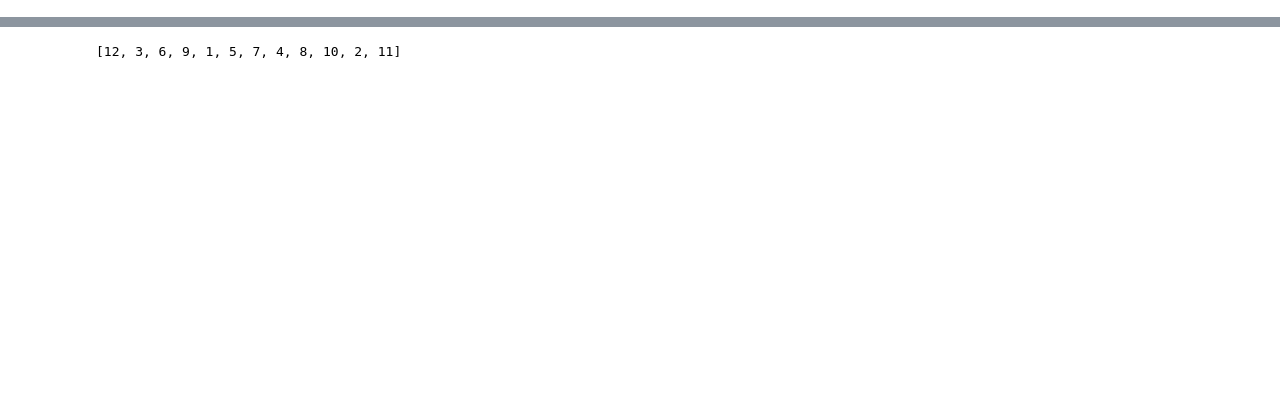
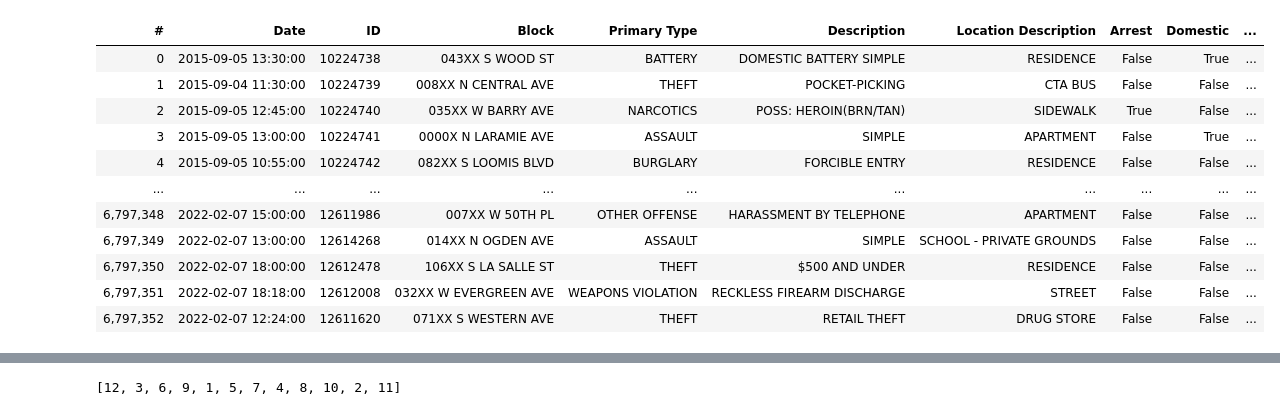
Before and after one commit to Vamshi900/crime_data_visualtion, a Jupyter notebook: crime_files/demo.ipynb, the cells around one changed output, grey strips where cells are left out. Cells and saved outputs as stored; diff of their text form; code cells hidden in the pictures; blank space fills up the shorter version.

```diff
--- a/crime_files/demo.ipynb
+++ b/crime_files/demo.ipynb
@@ -19,0 +23,16 @@ data_frame.head()
+# %%
+# drop Location column
+data_frame.drop('FBI Code', inplace=True)
+# %% [output]
+| # | Date | ID | Block | Primary Type | Description | Location Description | Arrest | Domestic | ... |
+| 0 | 2015-09-05 13:30:00 | 10224738 | 043XX S WOOD ST | BATTERY | DOMESTIC BATTERY SIMPLE | RESIDENCE | False | True | ... |
+| 1 | 2015-09-04 11:30:00 | 10224739 | 008XX N CENTRAL AVE | THEFT | POCKET-PICKING | CTA BUS | False | False | ... |
+| 2 | 2015-09-05 12:45:00 | 10224740 | 035XX W BARRY AVE | NARCOTICS | POSS: HEROIN(BRN/TAN) | SIDEWALK | True | False | ... |
+| 3 | 2015-09-05 13:00:00 | 10224741 | 0000X N LARAMIE AVE | ASSAULT | SIMPLE | APARTMENT | False | True | ... |
+| 4 | 2015-09-05 10:55:00 | 10224742 | 082XX S LOOMIS BLVD | BURGLARY | FORCIBLE ENTRY | RESIDENCE | False | False | ... |
+| ... | ... | ... | ... | ... | ... | ... | ... | ... | ... |
+| 6,797,348 | 2022-02-07 15:00:00 | 12611986 | 007XX W 50TH PL | OTHER OFFENSE | HARASSMENT BY TELEPHONE | APARTMENT | False | False | ... |
+| 6,797,349 | 2022-02-07 13:00:00 | 12614268 | 014XX N OGDEN AVE | ASSAULT | SIMPLE | SCHOOL - PRIVATE GROUNDS | False | False | ... |
+| 6,797,350 | 2022-02-07 18:00:00 | 12612478 | 106XX S LA SALLE ST | THEFT | $500 AND UNDER | RESIDENCE | False | False | ... |
+| 6,797,351 | 2022-02-07 18:18:00 | 12612008 | 032XX W EVERGREEN AVE | WEAPONS VIOLATION | RECKLESS FIREARM DISCHARGE | STREET | False | False | ... |
+| 6,797,352 | 2022-02-07 12:24:00 | 12611620 | 071XX S WESTERN AVE | THEFT | RETAIL THEFT | DRUG STORE | False | False | ... |
```
Also changed, not shown: parts of 13 cells of this notebook.
